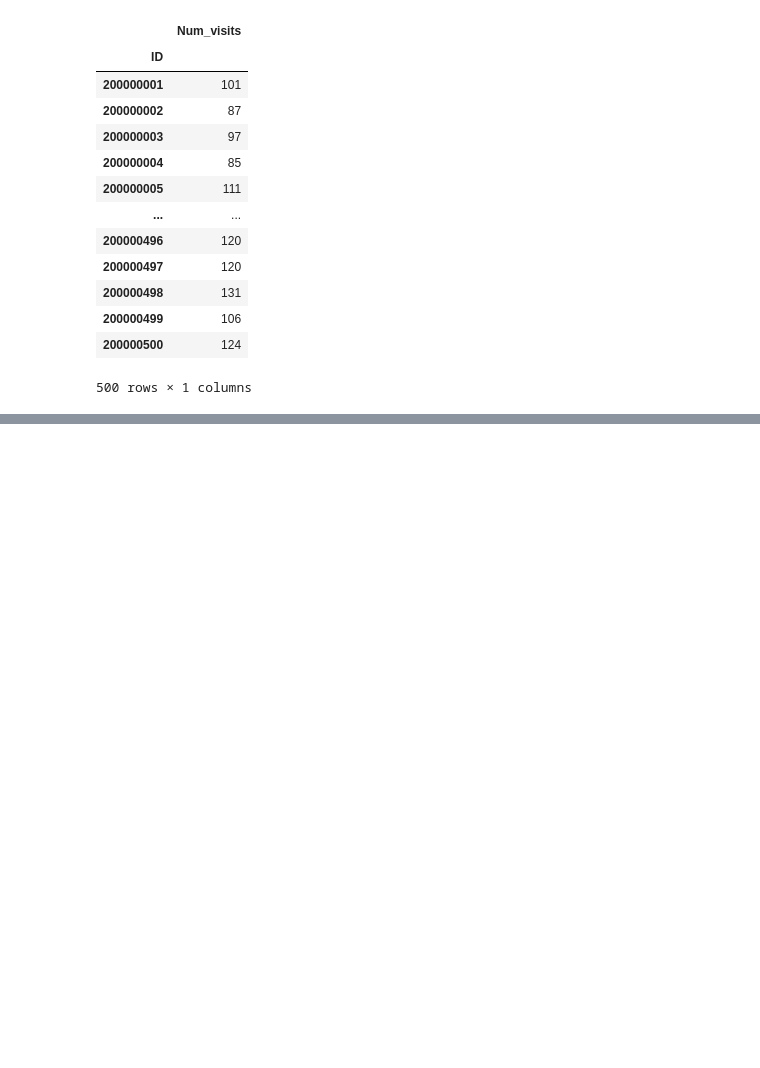
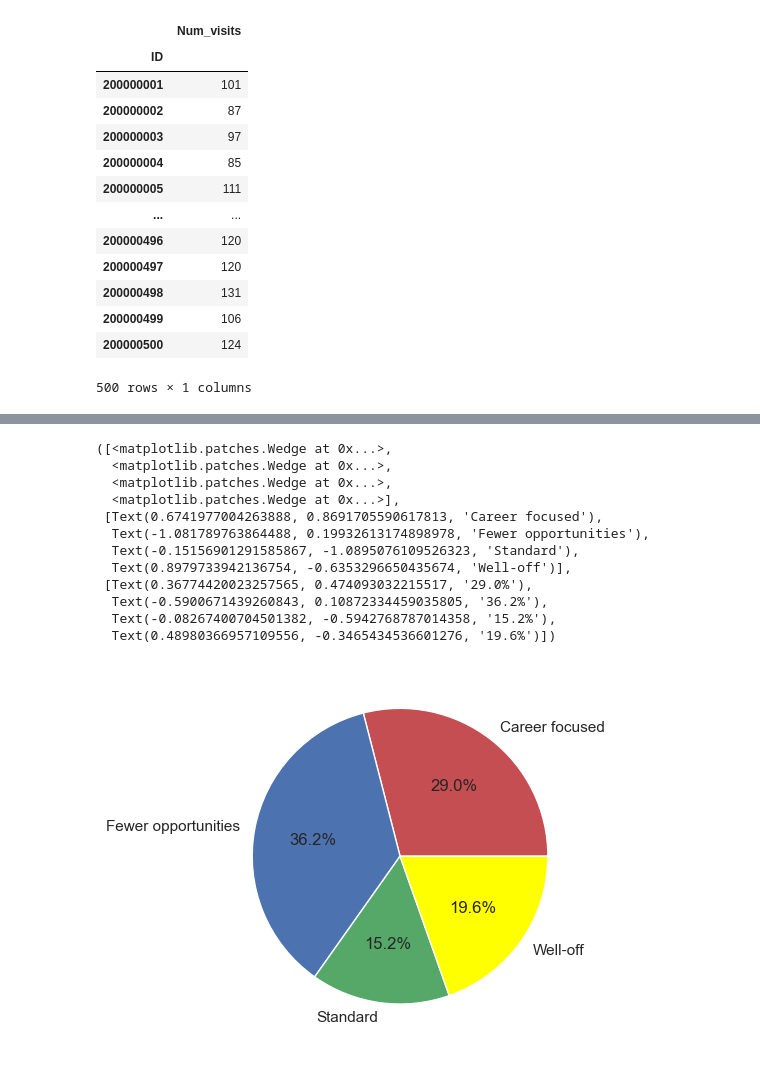
Before and after one commit to FavourAkumute/Customer_segmentation, a Jupyter notebook: Purchase Analytics.ipynb, the cells around one changed output, grey strips where cells are left out. Saved outputs shown, nothing was run; the diff lists cells and outputs as text; code cells hidden in the pictures; blank space fills up the shorter version.

Commit message:
Added brand analytics

```diff
--- a/Purchase Analytics.ipynb
+++ b/Purchase Analytics.ipynb
@@ -97,0 +144,3 @@ df_cust_vis
+# %%
+cust_segment = df_purchase_predictors[['ID','Segment']].groupby('ID').mean()
+cust_segment.head()
@@ -97,0 +155,2 @@ df_cust_vis
+# %%
+cust_analytics = df_cust_vis.join([df_cust_pur,cust_segment])
@@ -97,0 +176,3 @@ df_cust_vis
+# %%
+seg_pur_rate = cust_analytics[['Segment','Num_Purchase']].groupby('Segment').count()/cust_analytics.shape[0]
+seg_pur_rate.rename(columns = {'Num_Purchase':'Segment_purchase_rate'},inplace = True)
@@ -97,0 +186,6 @@ df_cust_vis
+# %%
+seg_rate_labels = seg_pur_rate.rename(index = {0.0: "Career focused",
+                                               1.0: "Fewer opportunities",
+                                               2.0: "Standard",
+                                               3.0: "Well-off"})
+seg_rate_labels
@@ -97,0 +199,19 @@ df_cust_vis
+# %%
+plt.pie(x = seg_rate_labels['Segment_purchase_rate'],
+        colors = ['r','b','g','yellow'],
+       labels = seg_rate_labels.index,
+       autopct = '%1.1f%%')
+# %% [output]
+([<matplotlib.patches.Wedge at 0x...>,
+  <matplotlib.patches.Wedge at 0x...>,
+  <matplotlib.patches.Wedge at 0x...>,
+  <matplotlib.patches.Wedge at 0x...>],
+ [Text(0.6741977004263888, 0.8691705590617813, 'Career focused'),
+  Text(-1.081789763864488, 0.19932613174898978, 'Fewer opportunities'),
+  Text(-0.15156901291585867, -1.0895076109526323, 'Standard'),
+  Text(0.8979733942136754, -0.6353296650435674, 'Well-off')],
+ [Text(0.36774420023257565, 0.474093032215517, '29.0%'),
+  Text(-0.5900671439260843, 0.10872334459035805, '36.2%'),
+  Text(-0.08267400704501382, -0.5942768787014358, '15.2%'),
+  Text(0.48980366957109556, -0.3465434536601276, '19.6%')])
+[figure, added]
```
Also changed, not shown: parts of 23 cells of this notebook.
